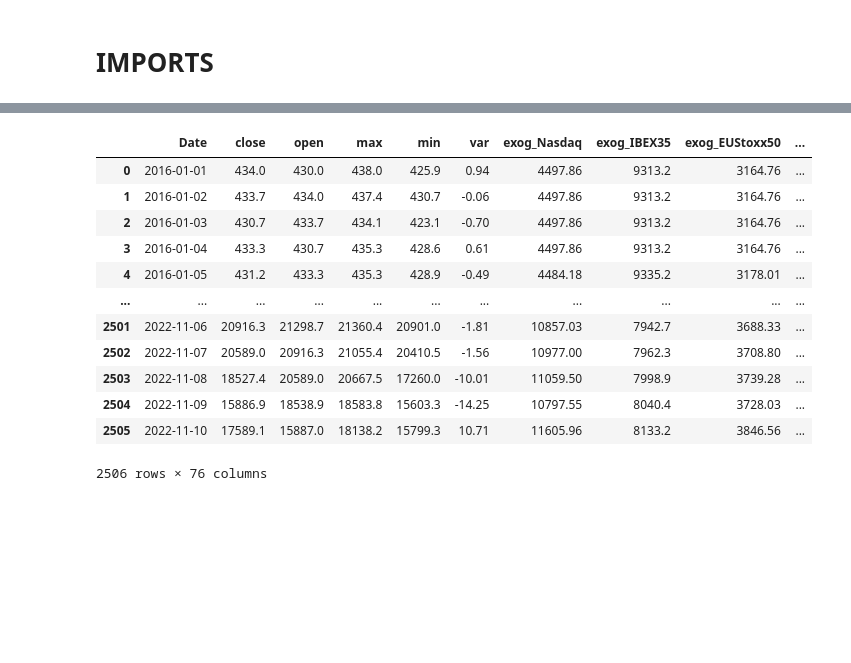
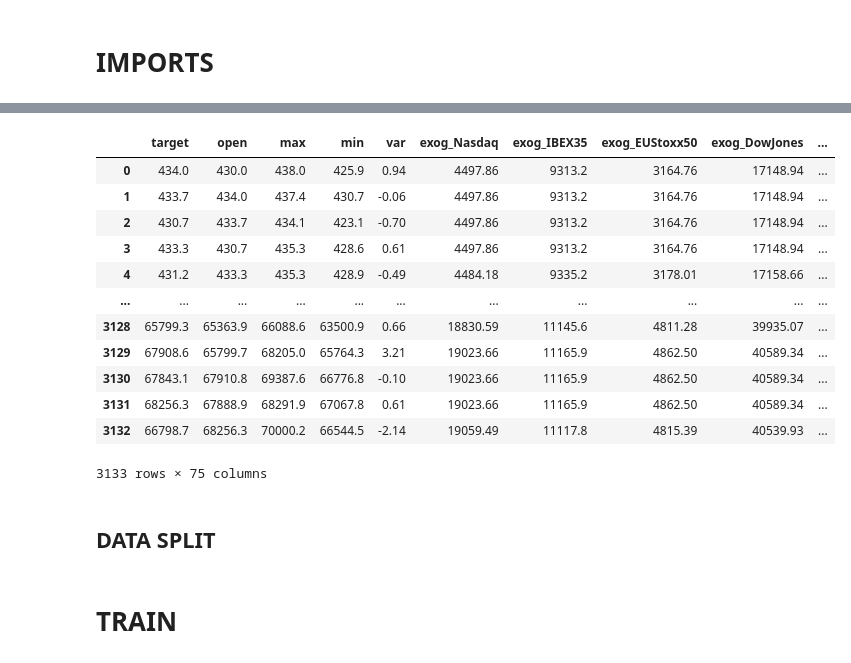
Before and after one commit to MrGG14/QuantTraderDL, a Jupyter notebook: tradingBot_RL.ipynb, the cells around one changed output, grey strips where cells are left out. Drawn from its saved outputs; the diff is of its cells as text; code cells hidden in the pictures; blank space fills up the shorter version.

```diff
--- a/tradingBot_RL.ipynb
+++ b/tradingBot_RL.ipynb
@@ -74,0 +180,5 @@ class TradingEnv(Env):
+# %%
+df = add_global_indicators(df, PIB_relevant_countries, date_start, date_end)
+df = add_indicators(df, ts_indicator_params, categorical_tendency_vars=True)
+# df = df.rename(columns={"target": "target_close"})
+# df = df.rename(columns={"target_smoothed_2": "target"})
@@ -75 +246,21 @@ class TradingEnv(Env):
+# %%
+
+df.drop(columns=['Date'], inplace=True)
+df
+# %% [output]
+|  | target | open | max | min | var | exog_Nasdaq | exog_IBEX35 | exog_EUStoxx50 | exog_DowJones | ... |
+| 0 | 434.0 | 430.0 | 438.0 | 425.9 | 0.94 | 4497.86 | 9313.2 | 3164.76 | 17148.94 | ... |
+| 1 | 433.7 | 434.0 | 437.4 | 430.7 | -0.06 | 4497.86 | 9313.2 | 3164.76 | 17148.94 | ... |
+| 2 | 430.7 | 433.7 | 434.1 | 423.1 | -0.70 | 4497.86 | 9313.2 | 3164.76 | 17148.94 | ... |
+| 3 | 433.3 | 430.7 | 435.3 | 428.6 | 0.61 | 4497.86 | 9313.2 | 3164.76 | 17148.94 | ... |
+| 4 | 431.2 | 433.3 | 435.3 | 428.9 | -0.49 | 4484.18 | 9335.2 | 3178.01 | 17158.66 | ... |
+| ... | ... | ... | ... | ... | ... | ... | ... | ... | ... | ... |
+| 3128 | 65799.3 | 65363.9 | 66088.6 | 63500.9 | 0.66 | 18830.59 | 11145.6 | 4811.28 | 39935.07 | ... |
+| 3129 | 67908.6 | 65799.7 | 68205.0 | 65764.3 | 3.21 | 19023.66 | 11165.9 | 4862.50 | 40589.34 | ... |
+| 3130 | 67843.1 | 67910.8 | 69387.6 | 66776.8 | -0.10 | 19023.66 | 11165.9 | 4862.50 | 40589.34 | ... |
+| 3131 | 68256.3 | 67888.9 | 68291.9 | 67067.8 | 0.61 | 19023.66 | 11165.9 | 4862.50 | 40589.34 | ... |
+| 3132 | 66798.7 | 68256.3 | 70000.2 | 66544.5 | -2.14 | 19059.49 | 11117.8 | 4815.39 | 40539.93 | ... |
+3133 rows × 75 columns
+# %% [markdown]
+## DATA SPLIT
 # %%
@@ -85,17 +271,3 @@ test_data = data[split_index:]
-# %%
-train_data
-# %% [output]
-|  | Date | close | open | max | min | var | exog_Nasdaq | exog_IBEX35 | exog_EUStoxx50 | ... |
-| 0 | 2016-01-01 | 434.0 | 430.0 | 438.0 | 425.9 | 0.94 | 4497.86 | 9313.2 | 3164.76 | ... |
-| 1 | 2016-01-02 | 433.7 | 434.0 | 437.4 | 430.7 | -0.06 | 4497.86 | 9313.2 | 3164.76 | ... |
-| 2 | 2016-01-03 | 430.7 | 433.7 | 434.1 | 423.1 | -0.70 | 4497.86 | 9313.2 | 3164.76 | ... |
-| 3 | 2016-01-04 | 433.3 | 430.7 | 435.3 | 428.6 | 0.61 | 4497.86 | 9313.2 | 3164.76 | ... |
-| 4 | 2016-01-05 | 431.2 | 433.3 | 435.3 | 428.9 | -0.49 | 4484.18 | 9335.2 | 3178.01 | ... |
-| ... | ... | ... | ... | ... | ... | ... | ... | ... | ... | ... |
-| 2501 | 2022-11-06 | 20916.3 | 21298.7 | 21360.4 | 20901.0 | -1.81 | 10857.03 | 7942.7 | 3688.33 | ... |
-| 2502 | 2022-11-07 | 20589.0 | 20916.3 | 21055.4 | 20410.5 | -1.56 | 10977.00 | 7962.3 | 3708.80 | ... |
-| 2503 | 2022-11-08 | 18527.4 | 20589.0 | 20667.5 | 17260.0 | -10.01 | 11059.50 | 7998.9 | 3739.28 | ... |
-| 2504 | 2022-11-09 | 15886.9 | 18538.9 | 18583.8 | 15603.3 | -14.25 | 10797.55 | 8040.4 | 3728.03 | ... |
-| 2505 | 2022-11-10 | 17589.1 | 15887.0 | 18138.2 | 15799.3 | 10.71 | 11605.96 | 8133.2 | 3846.56 | ... |
-2506 rows × 76 columns
+# %% [markdown]
+# TRAIN
 # %% [markdown]
```
Also changed, not shown: parts of 20 cells of this notebook.
